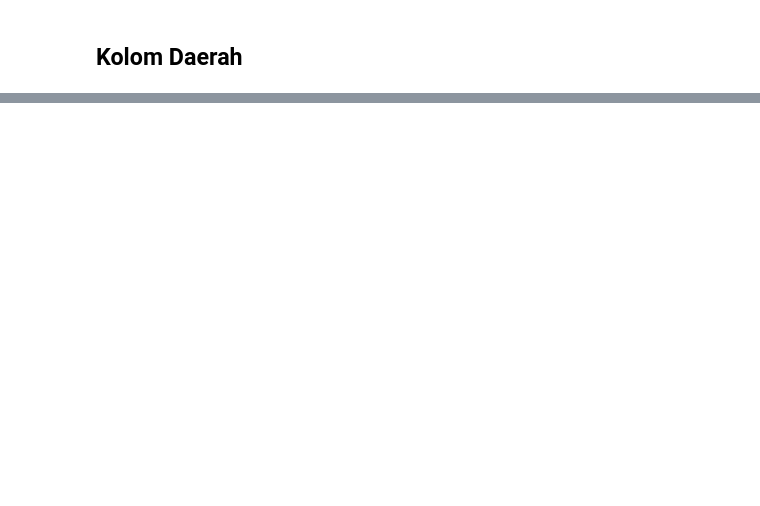
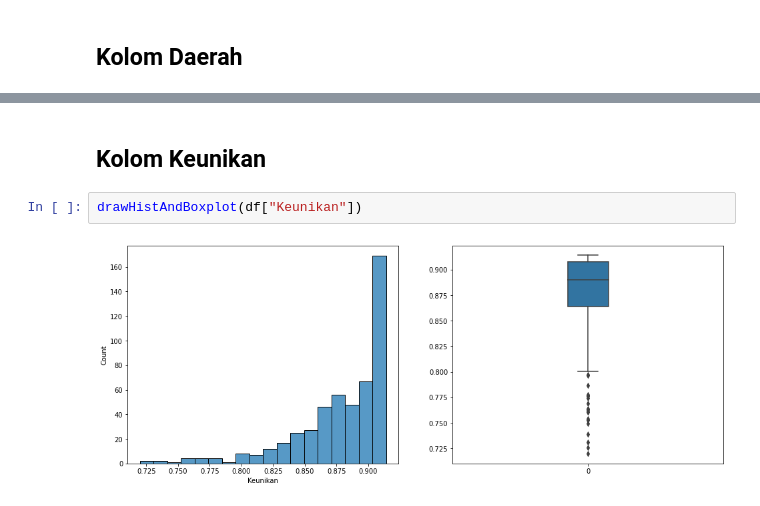
Before and after one commit to reymyr/Hypothesis-Testing, a Jupyter notebook: Tubes.ipynb, the cells around one changed output, grey strips where cells are left out. Cells and saved outputs as stored; diff of their text form; blank space fills up the shorter version.

```diff
--- a/Tubes.ipynb
+++ b/Tubes.ipynb
@@ -182,0 +205,6 @@ yang dikaitkan dengan histogram plot
+# %% [markdown]
+## Kolom Keunikan
+# %%
+drawHistAndBoxplot(df["Keunikan"])
+# %% [output]
+[figure, added]
```
Also changed, not shown: parts of 54 cells of this notebook.
